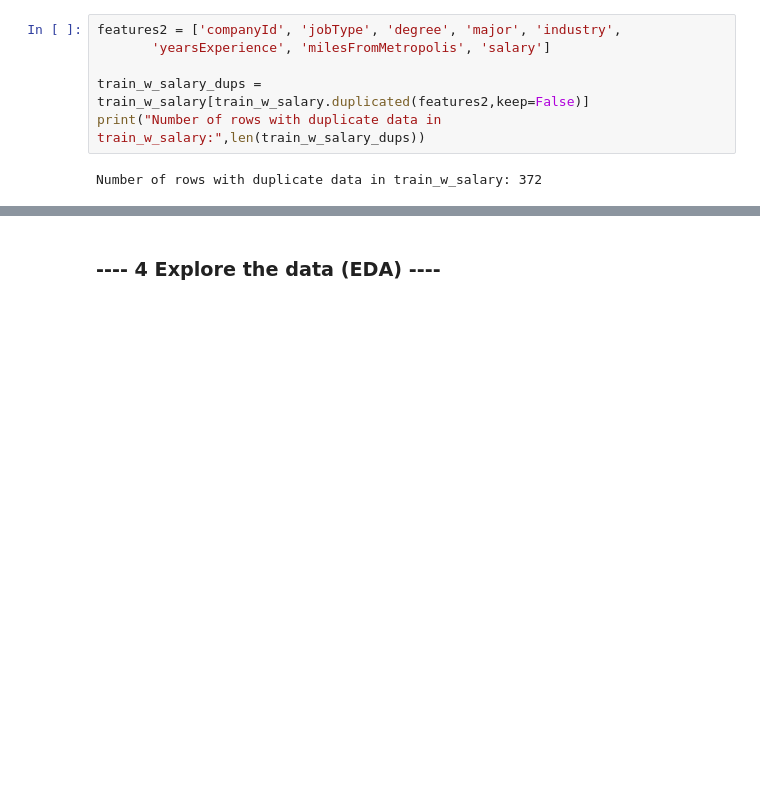
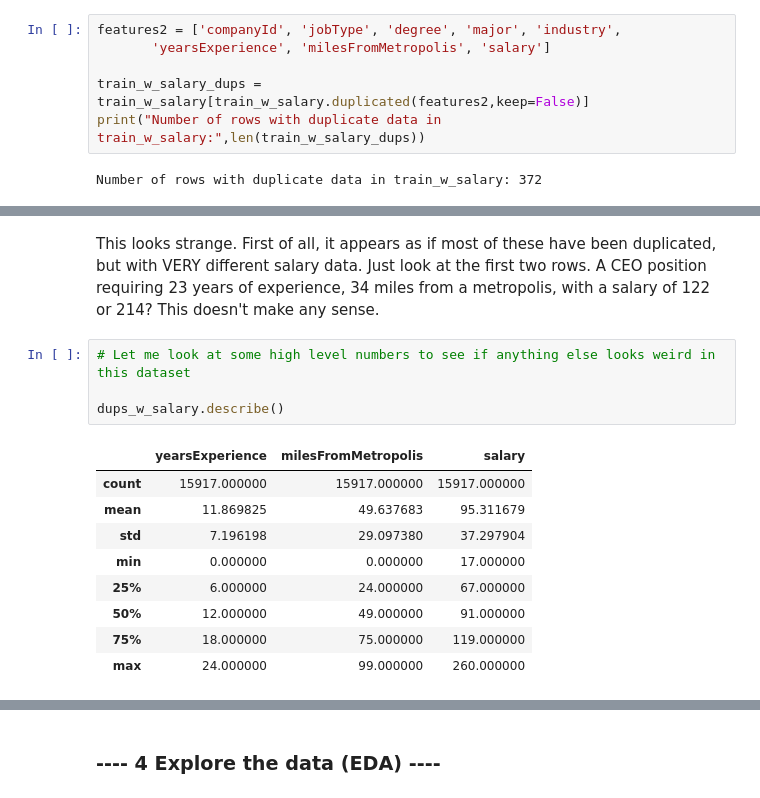
Before and after one commit to stevers28/salarypredictionportfolio, a Jupyter notebook: Salary_Prediction_Notebook.ipynb, the cells around one changed output, grey strips where cells are left out. Saved outputs shown, nothing was run; the diff lists cells and outputs as text; blank space fills up the shorter version.

```diff
--- a/Salary_Prediction_Notebook.ipynb
+++ b/Salary_Prediction_Notebook.ipynb
@@ -157,0 +142,16 @@ train_w_salary_dups.sort_values(features2)
+# %% [markdown]
+This looks strange. First of all, it appears as if most of these have been duplicated, but with VERY different salary data. Just look at the first two rows. A CEO position requiring 23 years of experience, 34 miles from a metropolis, with a salary of 122 or 214? This doesn't make any sense.
+# %%
+# Let me look at some high level numbers to see if anything else looks weird in this dataset
+
+dups_w_salary.describe()
+# %% [output]
+|  | yearsExperience | milesFromMetropolis | salary |
+| count | 15917.000000 | 15917.000000 | 15917.000000 |
+| mean | 11.869825 | 49.637683 | 95.311679 |
+| std | 7.196198 | 29.097380 | 37.297904 |
+| min | 0.000000 | 0.000000 | 17.000000 |
+| 25% | 6.000000 | 24.000000 | 67.000000 |
+| 50% | 12.000000 | 49.000000 | 91.000000 |
+| 75% | 18.000000 | 75.000000 | 119.000000 |
+| max | 24.000000 | 99.000000 | 260.000000 |
```
Also changed, not shown: parts of 15 cells of this notebook.
